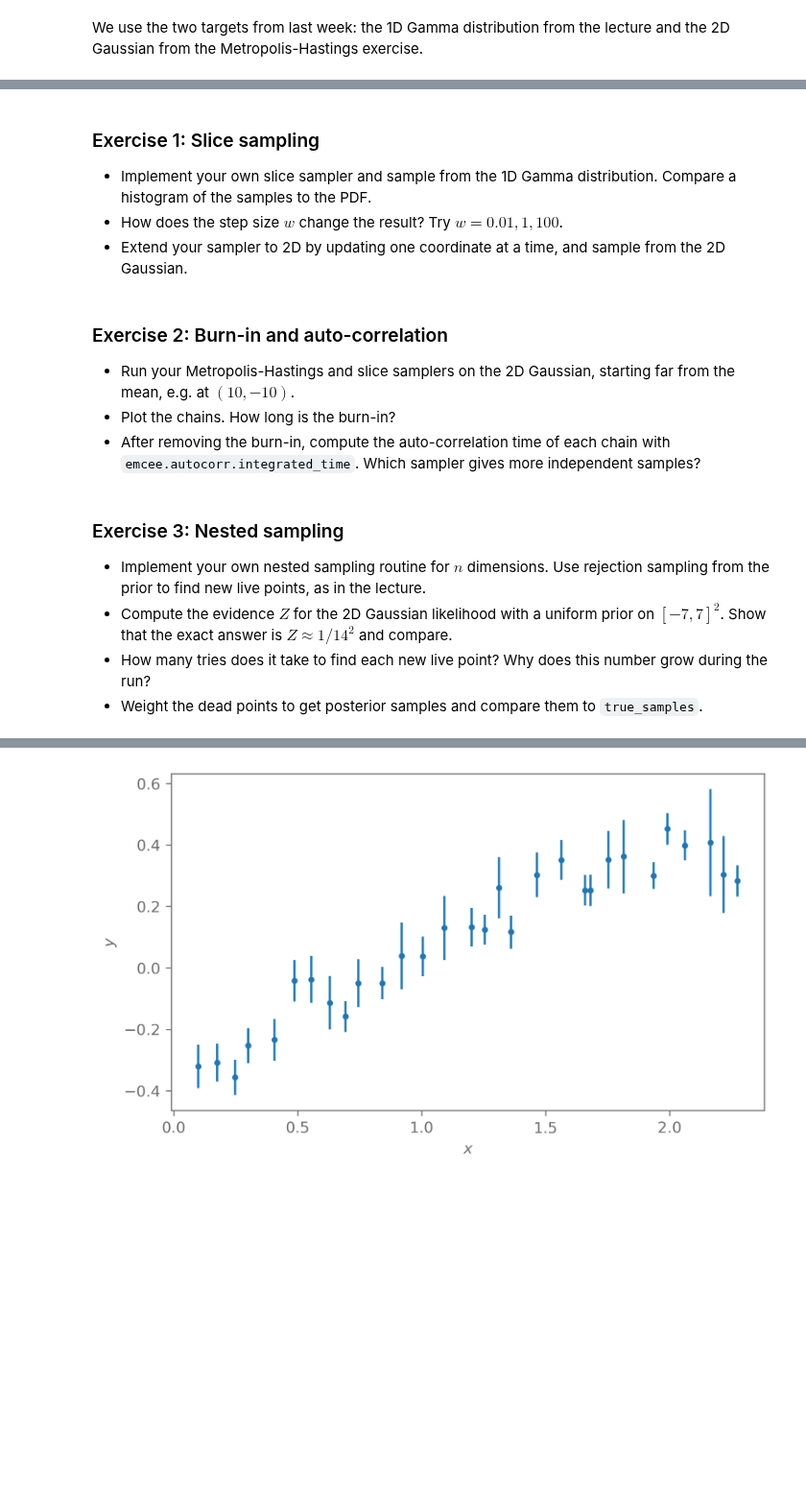
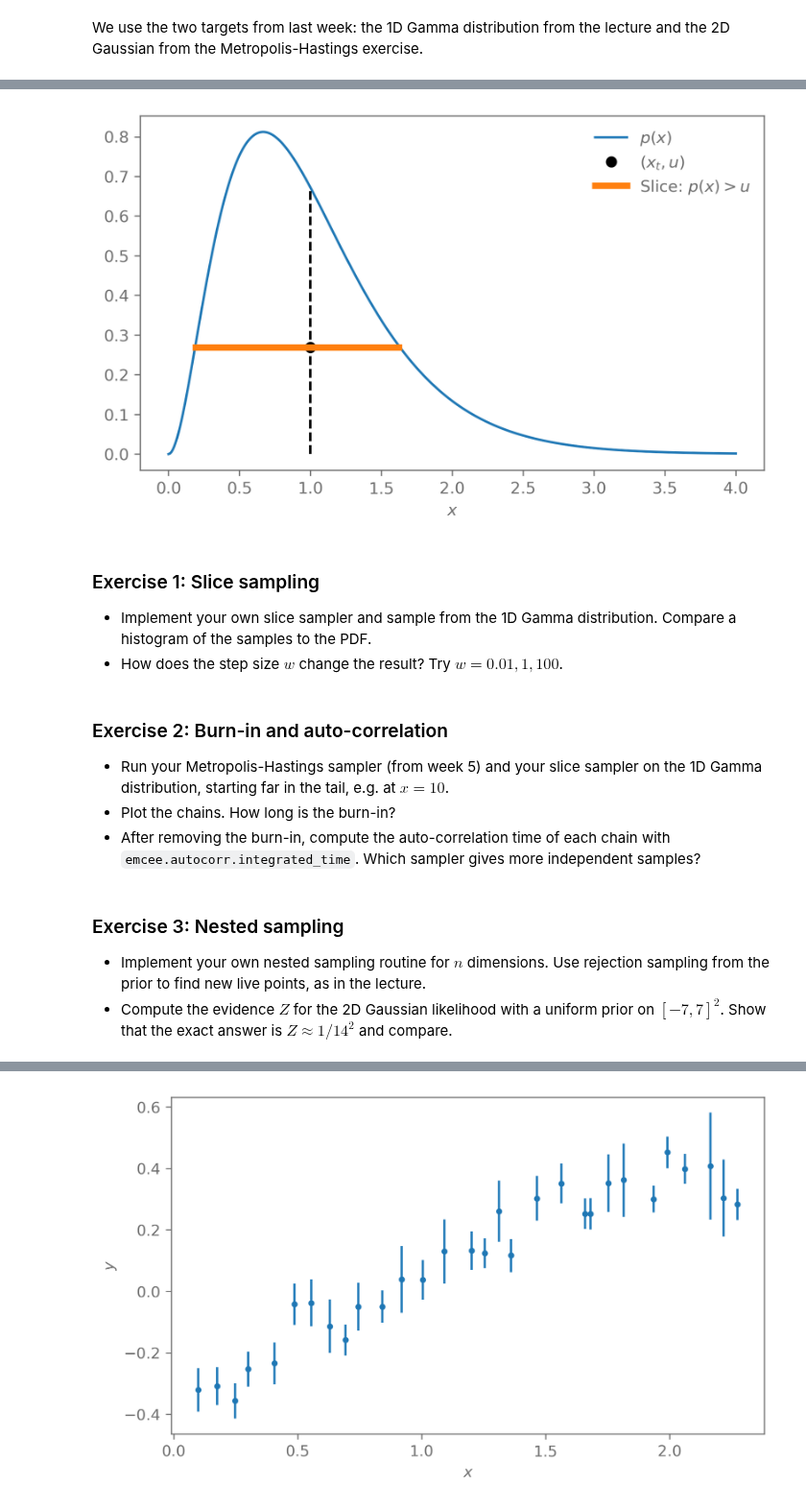
Before and after one commit to LouisPLaschinger/Bayesian-Stats-HS2026, a Jupyter notebook: exercises/week6_exercises_nested_and_slice_sampling.ipynb, the cells around one changed output, grey strips where cells are left out. Shown at 96% size. Drawn from its saved outputs; the diff is of its cells as text; code cells hidden in the pictures; blank space fills up the shorter version.

```diff
--- a/exercises/week6_exercises_nested_and_slice_sampling.ipynb
+++ b/exercises/week6_exercises_nested_and_slice_sampling.ipynb
@@ -55,13 +73,29 @@ true_samples = bivariate_normal.rvs(size=10_000)
+# %%
+grid = np.linspace(0, 4, 400)
+p = target_distr_1d.pdf(grid)
+
+x_t = 1.0                          # current point of the chain
+u = 0.4*target_distr_1d.pdf(x_t)   # a height below p(x_t)
+in_slice = p > u                   # the slice: all x where p(x) > u
+
+plt.plot(grid, p, label="$p(x)$")
+plt.vlines(x_t, 0, target_distr_1d.pdf(x_t), color="k", ls="--")
+plt.plot(x_t, u, "ko", label="$(x_t, u)$")
+plt.plot(grid[in_slice], np.full(np.sum(in_slice), u), c="C1", lw=4,
+         label="Slice: $p(x) > u$")
+plt.xlabel("$x$")
+plt.legend(frameon=False);
+# %% [output]
+[figure, added]
 # %% [markdown]
 ### Exercise 1: Slice sampling
 
 - Implement your own slice sampler and sample from the 1D Gamma distribution. Compare a histogram of the samples to the PDF.
 - How does the step size $w$ change the result? Try $w = 0.01, 1, 100$.
-- Extend your sampler to 2D by updating one coordinate at a time, and sample from the 2D Gaussian.
 # %% [markdown]
 ### Exercise 2: Burn-in and auto-correlation
 
-- Run your Metropolis-Hastings and slice samplers on the 2D Gaussian, starting far from the mean, e.g. at $(10, -10)$.
+- Run your Metropolis-Hastings sampler (from week 5) and your slice sampler on the 1D Gamma distribution, starting far in the tail, e.g. at $x = 10$.
 - Plot the chains. How long is the burn-in?
 - After removing the burn-in, compute the auto-correlation time of each chain with `emcee.autocorr.integrated_time`. Which sampler gives more independent samples?
 # %% [markdown]
@@ -69,8 +103,6 @@ true_samples = bivariate_normal.rvs(size=10_000)
 
 - Implement your own nested sampling routine for $n$ dimensions. Use rejection sampling from the prior to find new live points, as in the lecture.
 - Compute the evidence $Z$ for the 2D Gaussian likelihood with a uniform prior on $[-7, 7]^2$. Show that the exact answer is $Z \approx 1/14^2$ and compare.
-- How many tries does it take to find each new live point? Why does this number grow during the run?
-- Weight the dead points to get posterior samples and compare them to `true_samples`.
 # %% [markdown]
 ### Exercise 4: emcee and dynesty
 
```
Also changed, not shown: parts of 4 cells of this notebook, 1 other file.
